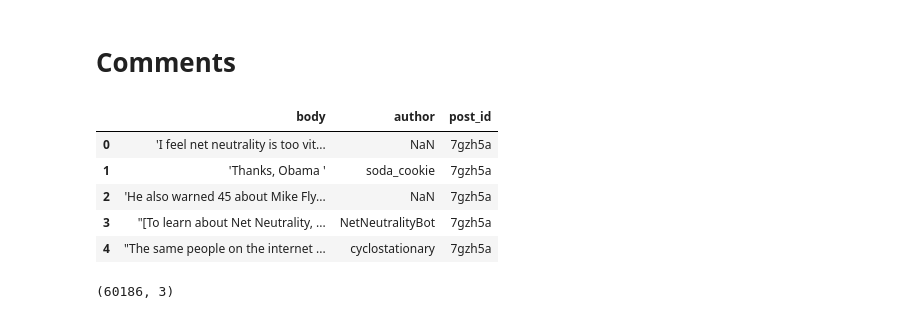
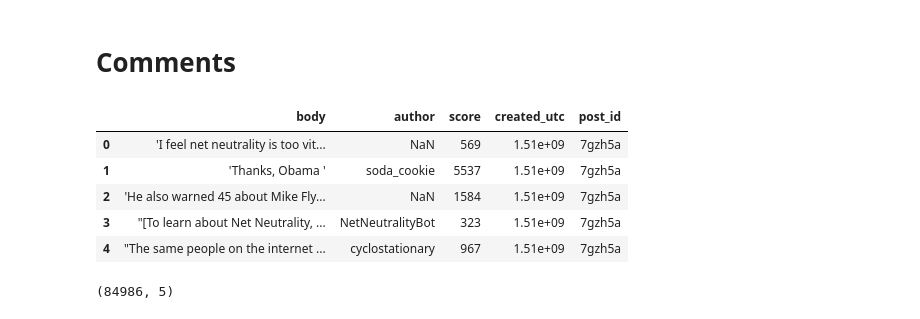
Before and after one commit to camlaedtke/CSCI_5523, a Jupyter notebook: Reddit r_democrats.ipynb, the cells around one changed output. Saved outputs shown, nothing was run; the diff lists cells and outputs as text; code cells hidden in the pictures.

Commit message:
Update r_democrats

```diff
--- a/Reddit r_democrats.ipynb
+++ b/Reddit r_democrats.ipynb
@@ -3,3 +1,8 @@ import pandas as pd
+# %%
+import pandas as pd
+import matplotlib.pyplot as plt
+import numpy as np
+pd.set_option("display.precision", 2)
 # %% [markdown]
 # Posts
 # %%
@@ -102,17 +102,17 @@ array([[<AxesSubplot:title={'center':'created_utc'}>,
 # %% [markdown]
 # Comments
 # %%
-comment_col_names = ["body", "author", "post_id"]
-comments = pd.read_csv("reddit_data\\democrats_comments.csv", names=comment_col_names)
+comment_col_names = ["body", "author", "score", "created_utc", "post_id"]
+comments = pd.read_csv("reddit_data/democrats_comments.csv", names=comment_col_names)
 comments.head()
 # %% [output]
-|  | body | author | post_id |
-| 0 | 'I feel net neutrality is too vit... | NaN | 7gzh5a |
-| 1 | 'Thanks, Obama ' | soda_cookie | 7gzh5a |
-| 2 | 'He also warned 45 about Mike Fly... | NaN | 7gzh5a |
-| 3 | "[To learn about Net Neutrality, ... | NetNeutralityBot | 7gzh5a |
-| 4 | "The same people on the internet ... | cyclostationary | 7gzh5a |
+|  | body | author | score | created_utc | post_id |
+| 0 | 'I feel net neutrality is too vit... | NaN | 569 | 1.51e+09 | 7gzh5a |
+| 1 | 'Thanks, Obama ' | soda_cookie | 5537 | 1.51e+09 | 7gzh5a |
+| 2 | 'He also warned 45 about Mike Fly... | NaN | 1584 | 1.51e+09 | 7gzh5a |
+| 3 | "[To learn about Net Neutrality, ... | NetNeutralityBot | 323 | 1.51e+09 | 7gzh5a |
+| 4 | "The same people on the internet ... | cyclostationary | 967 | 1.51e+09 | 7gzh5a |
 # %%
 print(comments.shape)
 # %% [output]
-(60186, 3)
+(84986, 5)
```
Also changed, not shown: parts of 13 cells of this notebook.
